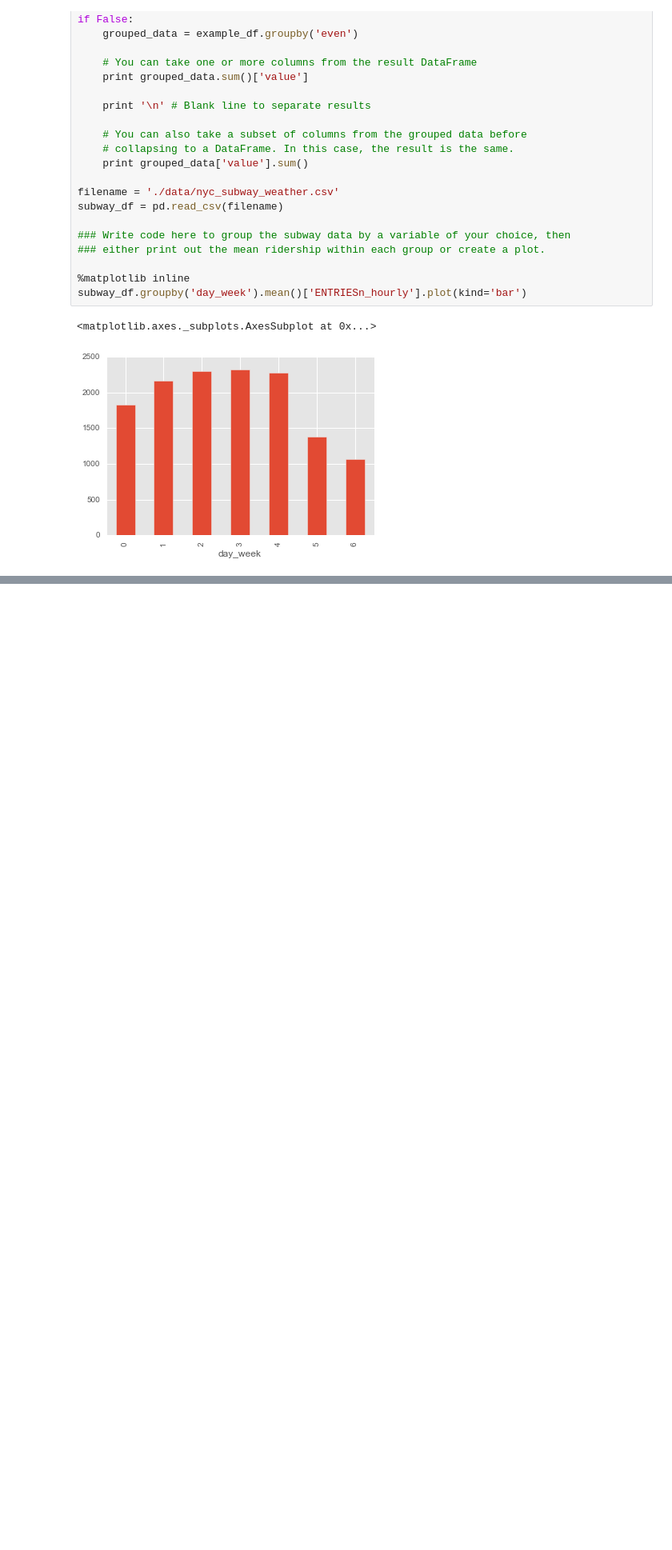
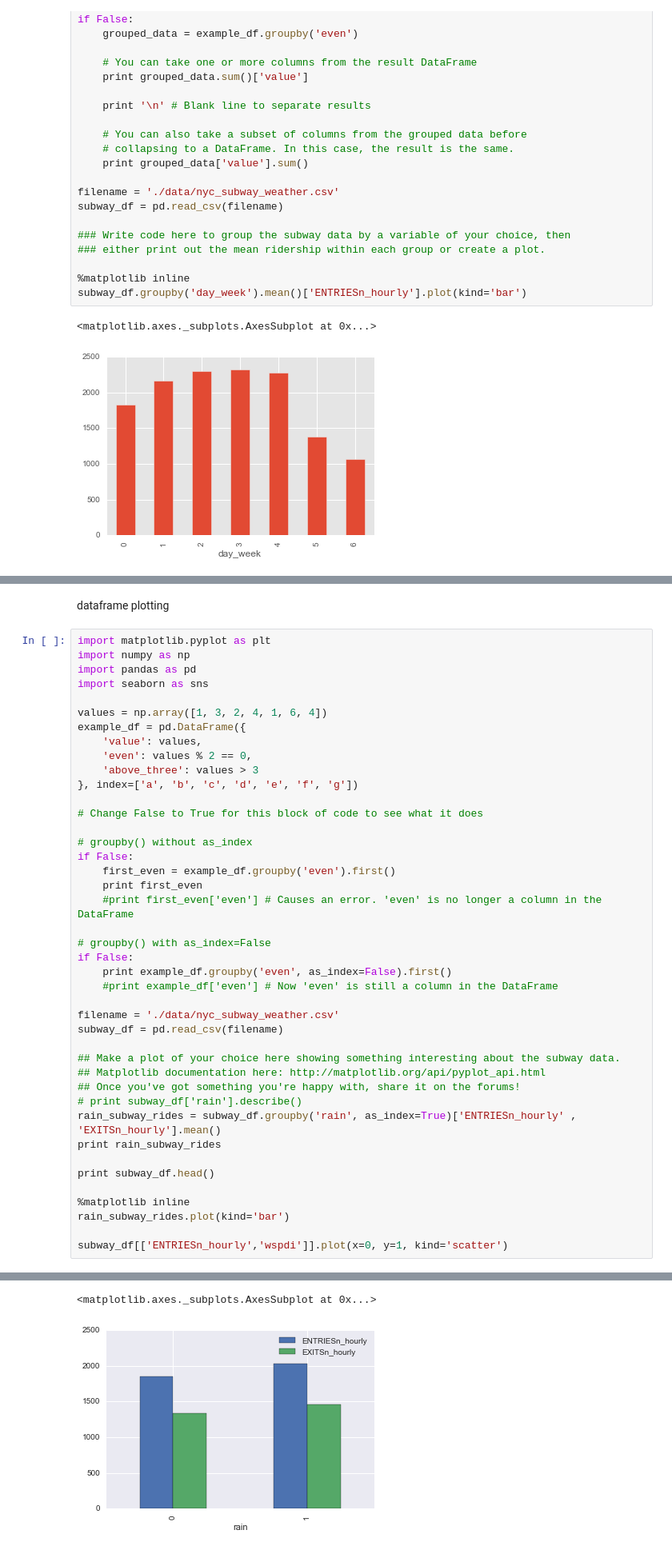
Before and after one commit to aryabchi/pynb, a Jupyter notebook: IntroDA.ipynb, the cells around one changed output, grey strips where cells are left out. Shown: that part at 80% size. Drawn from its saved outputs; the diff is of its cells as text; blank space fills up the shorter version.

```diff
--- a/IntroDA.ipynb
+++ b/IntroDA.ipynb
@@ -1302,0 +1442,45 @@ subway_df.groupby('day_week').mean()['ENTRIESn_hourly'].plot(kind='bar')
+# %% [markdown]
+dataframe plotting
+# %%
+import matplotlib.pyplot as plt
+import numpy as np
+import pandas as pd
+import seaborn as sns
+
+values = np.array([1, 3, 2, 4, 1, 6, 4])
+example_df = pd.DataFrame({
+    'value': values,
+    'even': values % 2 == 0,
+    'above_three': values > 3
+}, index=['a', 'b', 'c', 'd', 'e', 'f', 'g'])
+
+# Change False to True for this block of code to see what it does
+
+# groupby() without as_index
+if False:
+    first_even = example_df.groupby('even').first()
+    print first_even
+    #print first_even['even'] # Causes an error. 'even' is no longer a column in the DataFrame
+
+# groupby() with as_index=False
+if False:
+    print example_df.groupby('even', as_index=False).first()
+    #print example_df['even'] # Now 'even' is still a column in the DataFrame
+
+filename = './data/nyc_subway_weather.csv'
+subway_df = pd.read_csv(filename)
+
+## Make a plot of your choice here showing something interesting about the subway data.
+## Matplotlib documentation here: http://matplotlib.org/api/pyplot_api.html
+## Once you've got something you're happy with, share it on the forums!
+# print subway_df['rain'].describe()
+rain_subway_rides = subway_df.groupby('rain', as_index=True)['ENTRIESn_hourly' , 'EXITSn_hourly'].mean()
+print rain_subway_rides
+
+print subway_df.head()
+
+%matplotlib inline
+rain_subway_rides.plot(kind='bar')
+
+subway_df[['ENTRIESn_hourly','wspdi']].plot(x=0, y=1, kind='scatter')
+# %% [output]
@@ -1302,0 +1504,2 @@ subway_df.groupby('day_week').mean()['ENTRIESn_hourly'].plot(kind='bar')
+<matplotlib.axes._subplots.AxesSubplot at 0x...>
+[figure, added]
```
Also changed, not shown: parts of 5 cells of this notebook.
